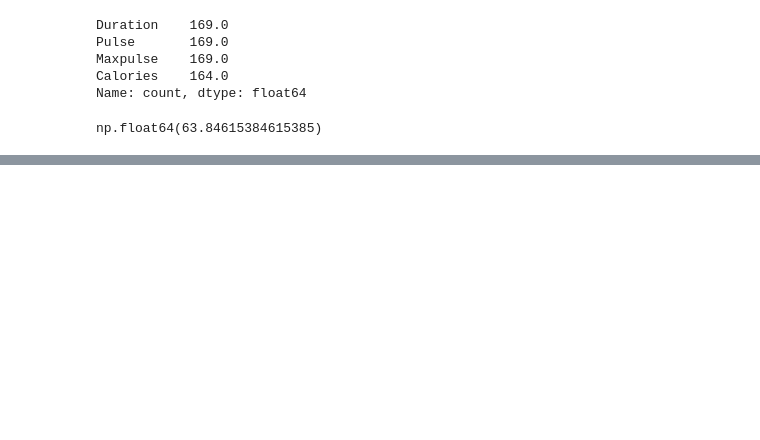
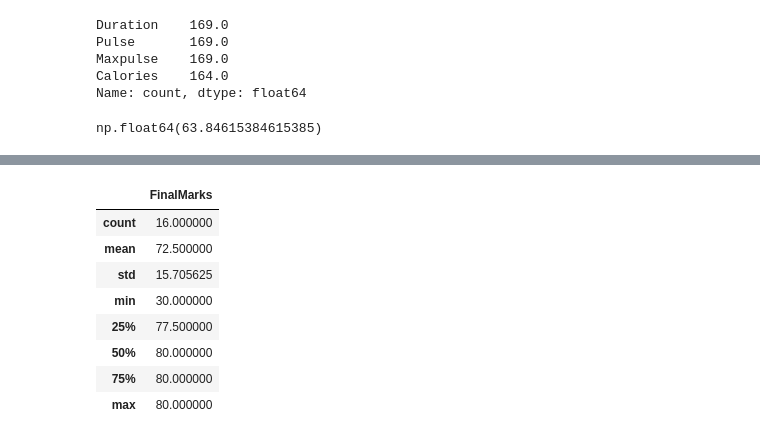
Before and after one commit to memonY49/SMIT-AIDS-Yasir-Batch1, a Jupyter notebook: Untitled.ipynb, the cells around one changed output, grey strips where cells are left out. Saved outputs shown, nothing was run; the diff lists cells and outputs as text; code cells hidden in the pictures; blank space fills up the shorter version.

```diff
--- a/Untitled.ipynb
+++ b/Untitled.ipynb
@@ -228,0 +272,14 @@ print("yasir\r nawaz\b")
+# %%
+student_df["FinalMarks"] = pd.to_numeric(student_df["FinalMarks"], errors= "coerce")
+# %%
+student_df.describe()
+# %% [output]
+|  | FinalMarks |
+| count | 16.000000 |
+| mean | 72.500000 |
+| std | 15.705625 |
+| min | 30.000000 |
+| 25% | 77.500000 |
+| 50% | 80.000000 |
+| 75% | 80.000000 |
+| max | 80.000000 |
```
Also changed, not shown: parts of 14 cells of this notebook, 3 other files.
